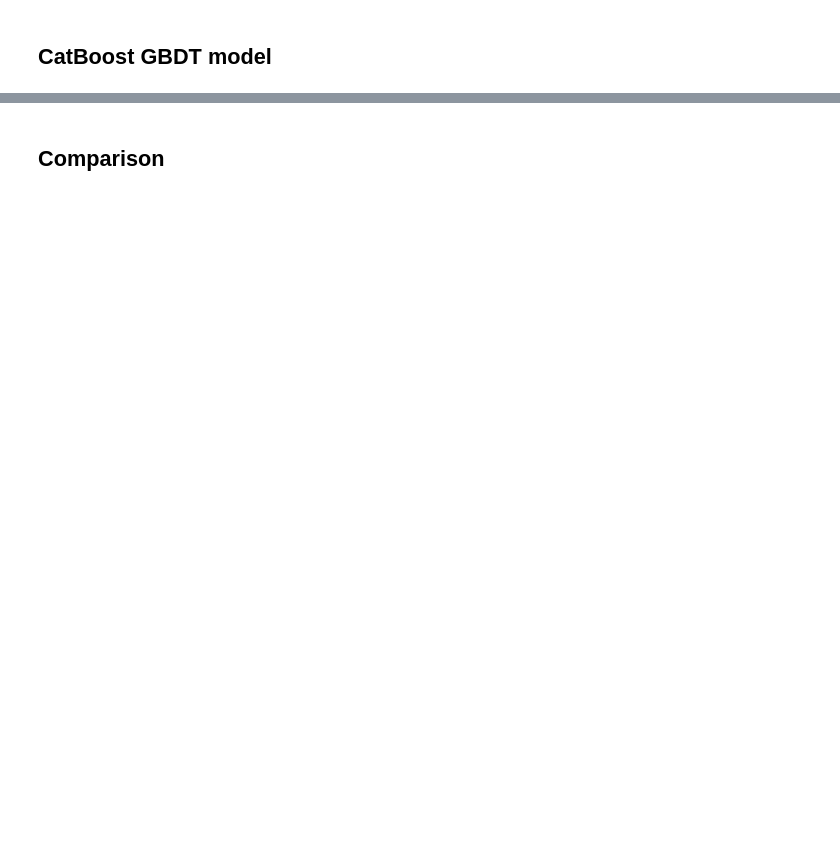
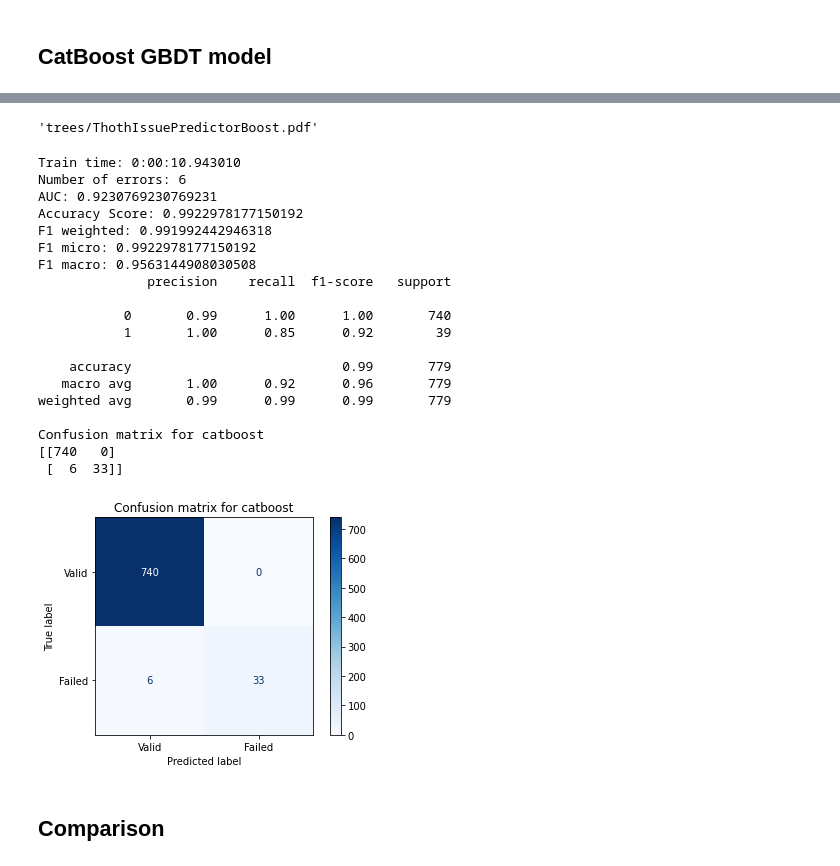
Before and after one commit to TomasJani/thoth-issue-predictor, a Jupyter notebook: thoth_issue_predictor/notebooks/ThothIssuePredictor.ipynb, the cells around one changed output, grey strips where cells are left out. Drawn from its saved outputs; the diff is of its cells as text; code cells hidden in the pictures; blank space fills up the shorter version.

```diff
--- a/thoth_issue_predictor/notebooks/ThothIssuePredictor.ipynb
+++ b/thoth_issue_predictor/notebooks/ThothIssuePredictor.ipynb
@@ -281,18 +179,41 @@ best_params
 clf.tree_count_
 # %%
 start = datetime.now()
-clf.fit(train_pool, eval_set=test_pool)
+clf.fit(train_pool, eval_set=train_pool)
 end = datetime.now()
 
 pred = clf.predict(test_pool)
 # %%
-dot_data = clf.plot_tree(1, pool=train_pool)
+dot_data = clf.plot_tree(1, pool=test_pool)
 graph = graphviz.Source(dot_data)
 graph.render("trees/ThothIssuePredictorBoost", format="pdf")
+# %% [output]
+'trees/ThothIssuePredictorBoost.pdf'
 # %%
-catboost_evaluation = ModelEvaluation("catboost", clf, end - start, X_train, y_train)
+catboost_evaluation = ModelEvaluation("catboost", clf, end - start, X_test, y_test)
 catboost_evaluation.predict_and_save()
 catboost_evaluation.print()
+# %% [output]
+Train time: 0:00:10.943010
+Number of errors: 6
+AUC: 0.9230769230769231
+Accuracy Score: 0.9922978177150192
+F1 weighted: 0.991992442946318
+F1 micro: 0.9922978177150192
+F1 macro: 0.9563144908030508
+              precision    recall  f1-score   support
+
+           0       0.99      1.00      1.00       740
+           1       1.00      0.85      0.92        39
+
+    accuracy                           0.99       779
+   macro avg       1.00      0.92      0.96       779
+weighted avg       0.99      0.99      0.99       779
+
+Confusion matrix for catboost
+[[740   0]
+ [  6  33]]
+[figure, added]
 # %% [markdown]
 ## Comparison
 # %%
```
Also changed, not shown: parts of 11 cells of this notebook, 17 other files.
